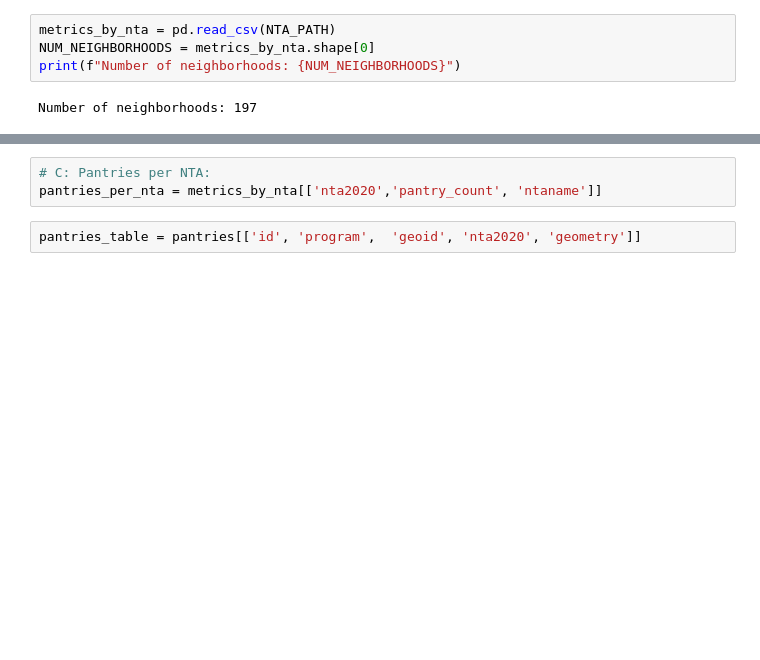
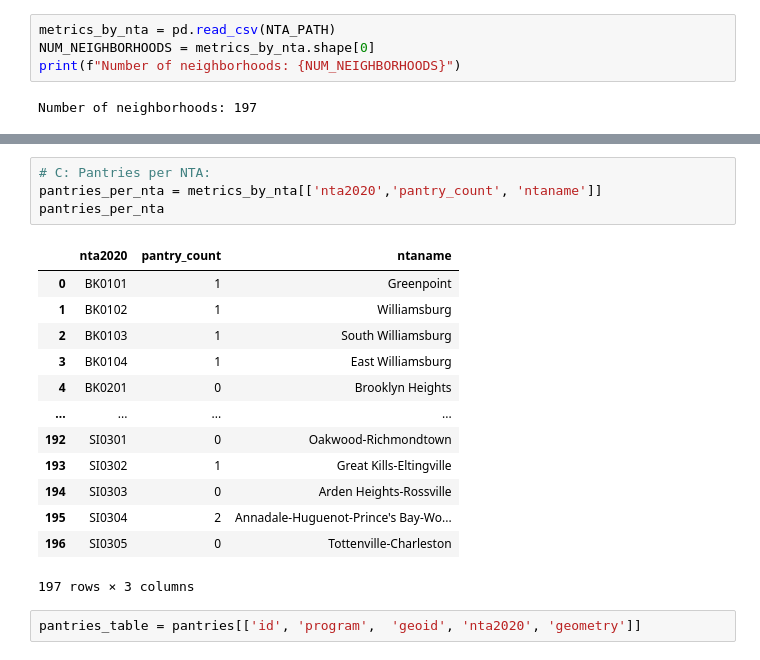
Before and after one commit to skrigel/nyc_food_supply_gap_analysis, a Jupyter notebook: aggregate_analysis.ipynb, the cells around one changed output, grey strips where cells are left out. Drawn from its saved outputs; the diff is of its cells as text; blank space fills up the shorter version.

```diff
--- a/aggregate_analysis.ipynb
+++ b/aggregate_analysis.ipynb
@@ -268,6 +283,21 @@ gap_per_nta= metrics_by_nta[['nta2020','ntaname','geoid','Supply Gap (lbs.)']]
 # %%
 # C: Pantries per NTA:
 pantries_per_nta = metrics_by_nta[['nta2020','pantry_count', 'ntaname']]
+pantries_per_nta
+# %% [output]
+|  | nta2020 | pantry_count | ntaname |
+| 0 | BK0101 | 1 | Greenpoint |
+| 1 | BK0102 | 1 | Williamsburg |
+| 2 | BK0103 | 1 | South Williamsburg |
+| 3 | BK0104 | 1 | East Williamsburg |
+| 4 | BK0201 | 0 | Brooklyn Heights |
+| ... | ... | ... | ... |
+| 192 | SI0301 | 0 | Oakwood-Richmondtown |
+| 193 | SI0302 | 1 | Great Kills-Eltingville |
+| 194 | SI0303 | 0 | Arden Heights-Rossville |
+| 195 | SI0304 | 2 | Annadale-Huguenot-Prince's Bay-Wo... |
+| 196 | SI0305 | 0 | Tottenville-Charleston |
+197 rows × 3 columns
 # %%
 pantries_table = pantries[['id', 'program',  'geoid', 'nta2020', 'geometry']]
 # %%
```
Also changed, not shown: parts of 8 cells of this notebook, 5 other files.
